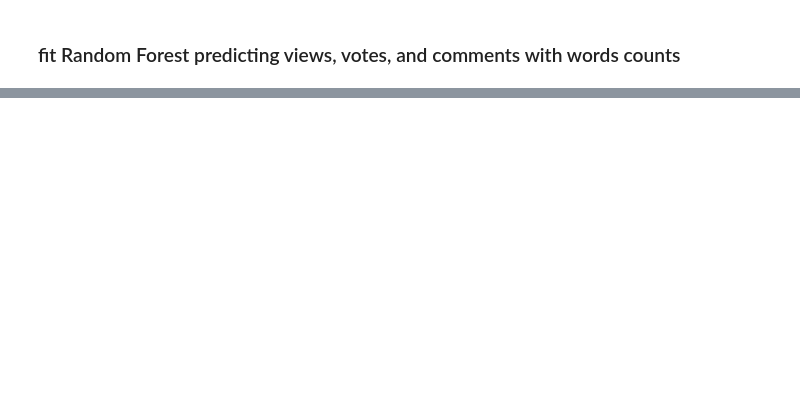
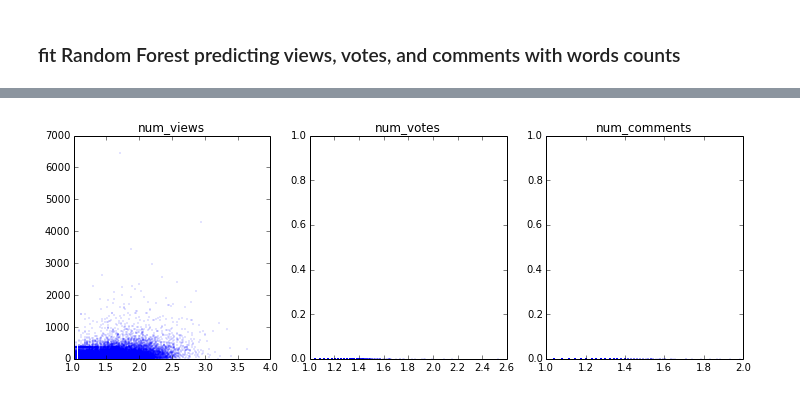
Before and after one commit to r-b-g-b/OpenData, a Jupyter notebook: 311/open311_analyze.ipynb, the cells around one changed output, grey strips where cells are left out. Saved outputs shown, nothing was run; the diff lists cells and outputs as text; code cells hidden in the pictures; blank space fills up the shorter version.

```diff
--- a/311/open311_analyze.ipynb
+++ b/311/open311_analyze.ipynb
@@ -8,33 +8,19 @@ from matplotlib import pyplot as plt
 
 %matplotlib inline
 # %%
-depvars = ['num_views', 'num_votes', 'num_comments']
-df = pd.read_csv('train.csv')
-
-df.tag_type.fillna('None', inplace=True)
-df.source.fillna('None', inplace=True)
-df.description.fillna('', inplace=True)
-
-# transform target variables to log values
-for depvar in depvars:
-    df['log'+depvar] = np.log10(df[depvar]+10)
-
-# count number of words in description
-df['description_nchar'] = [len(i) for i in df.description]
-
 # add city to dataframe
 city = []
 for i, (lat, lon) in df[['latitude', 'longitude']].iterrows():
     if lat<39: # south
         if lon<-110: # southwest
-            city.append('southwest')
+            city.append('Oakland')
         else: # southeast
-            city.append('southeast')
+            city.append('Richmond')
     else: # north
         if lon<-80: # northwest
-            city.append('northwest')
+            city.append('Chicago')
         else: # northeast
-            city.append('northeast')
+            city.append('New Haven')
 df['city'] = city
 # %% [markdown]
 ## Bag of words model
@@ -162,3 +148,7 @@ for i in range(3):
 ridge.score(X, Y)
 # %% [output]
 0.62241583955108482
+# %%
+for i in xrange(Y.shape[1]):
+    corrcoef = np.corrcoef(Y[:,i], Y_pred[:,i])[0, 1]
+    print '%s: %.4f' % (depvars[i], corrcoef)
@@ -168,3 +162,5 @@ ridge.score(X, Y)
 from sklearn.ensemble import RandomForestRegressor
 # %%
 forest = RandomForestRegressor()
+# %%
+forest.fit(X, Y)
@@ -170,0 +173,2 @@ forest = RandomForestRegressor()
+# %%
+Y_pred = forest.transform(X)
@@ -170,0 +179,7 @@ forest = RandomForestRegressor()
+# %%
+fig, axs = plt.subplots(1, 3, figsize=(12, 4));
+for i in range(3):
+    axs[i].plot(Y[:, i], Y_pred[:, i], marker='.', ms=0.5, ls='');
+    axs[i].set_title(depvars[i])
+# %% [output]
+[figure, added]
```
Also changed, not shown: parts of 3 cells of this notebook, 1 other file.
